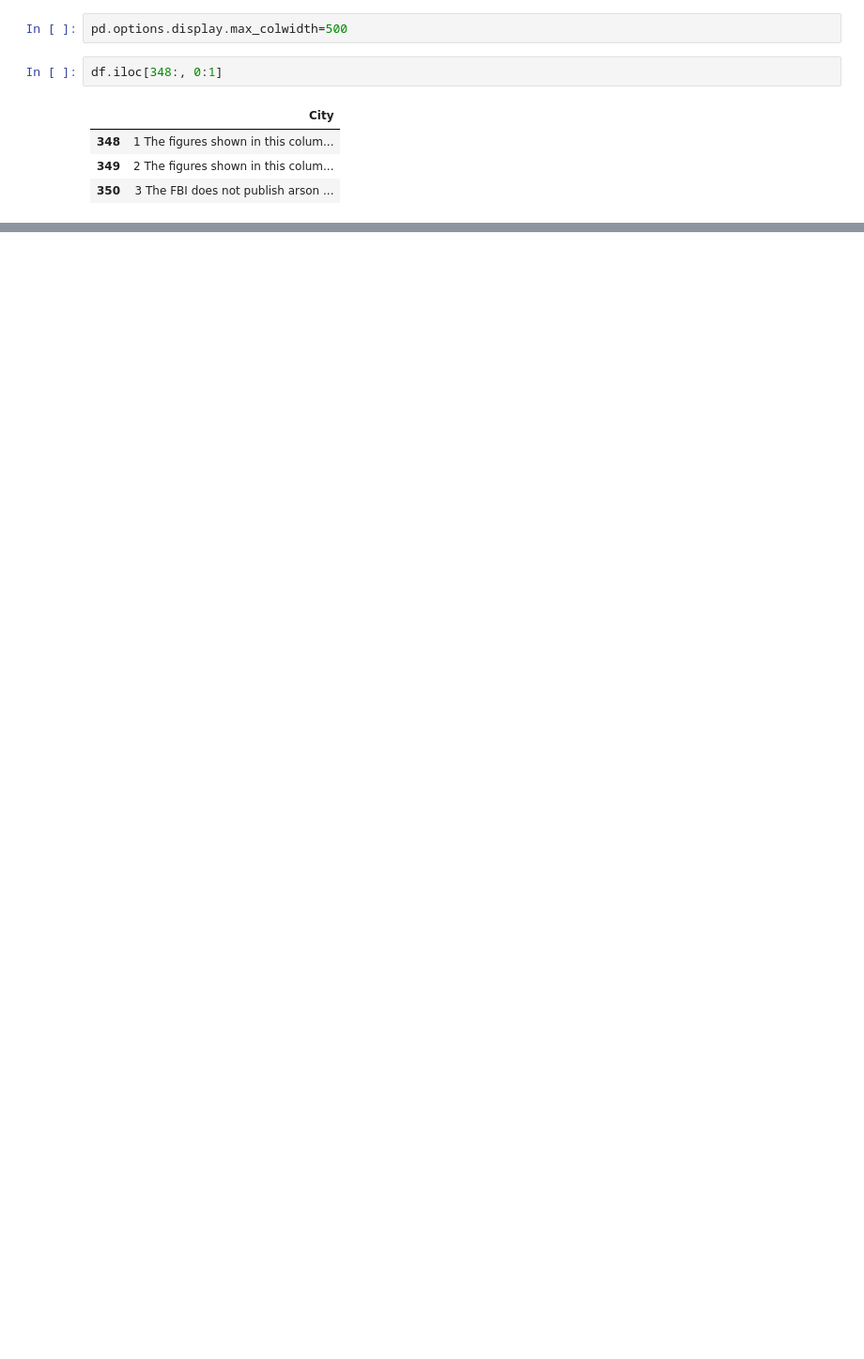
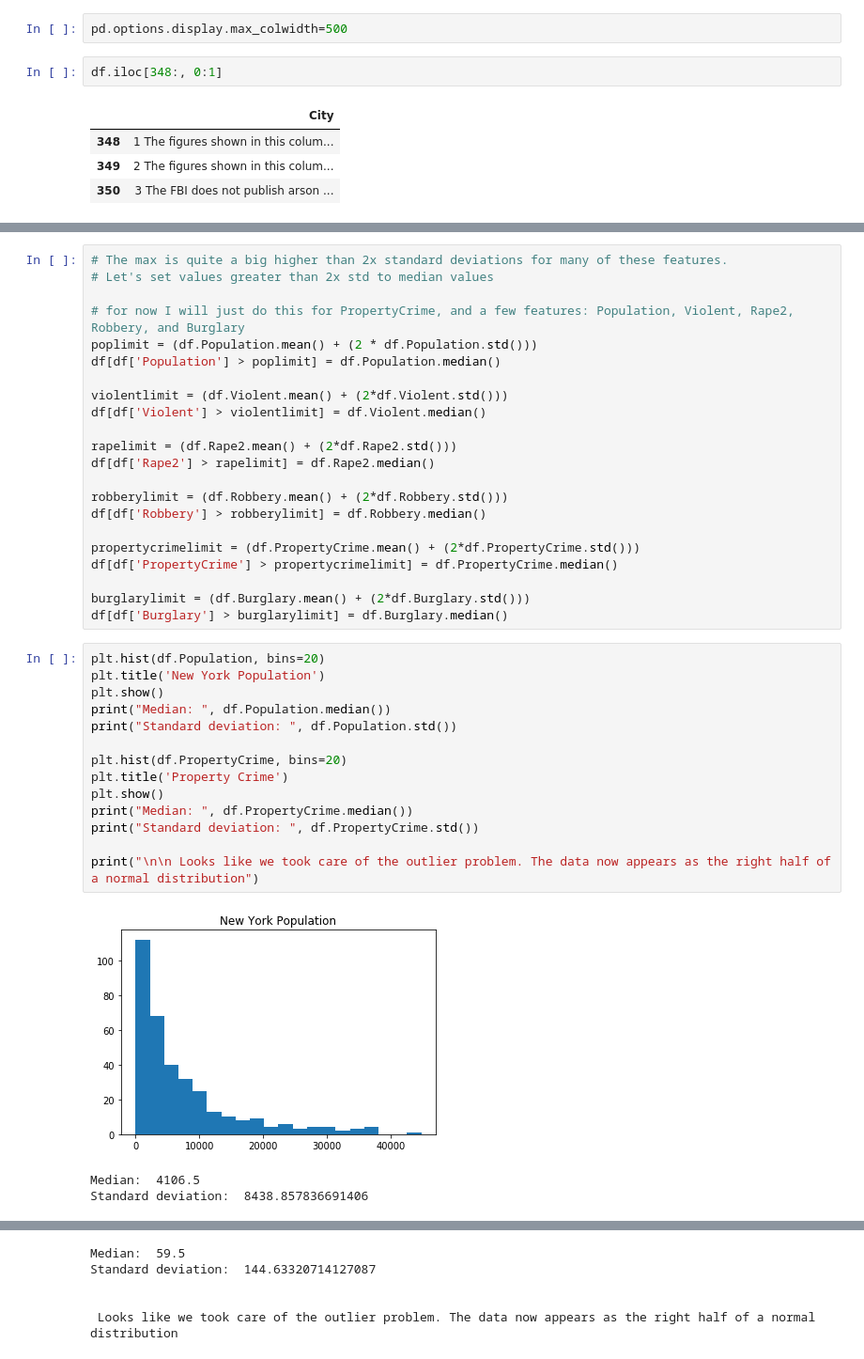
Before and after one commit to mahmoudheshmat/learn-datascience, a Jupyter notebook: Unit2/4-LinearRegression/2.4.4_RegressionModel.ipynb, the cells around one changed output, grey strips where cells are left out. Shown: that part at 94% size. Drawn from its saved outputs; the diff is of its cells as text; blank space fills up the shorter version.

```diff
--- a/Unit2/4-LinearRegression/2.4.4_RegressionModel.ipynb
+++ b/Unit2/4-LinearRegression/2.4.4_RegressionModel.ipynb
@@ -76,0 +107,40 @@ df.Arson3 = df.Arson3.fillna(0)
+# %%
+# The max is quite a big higher than 2x standard deviations for many of these features.
+# Let's set values greater than 2x std to median values
+
+# for now I will just do this for PropertyCrime, and a few features: Population, Violent, Rape2, Robbery, and Burglary
+poplimit = (df.Population.mean() + (2 * df.Population.std()))
+df[df['Population'] > poplimit] = df.Population.median()
+
+violentlimit = (df.Violent.mean() + (2*df.Violent.std()))
+df[df['Violent'] > violentlimit] = df.Violent.median()
+
+rapelimit = (df.Rape2.mean() + (2*df.Rape2.std()))
+df[df['Rape2'] > rapelimit] = df.Rape2.median()
+
+robberylimit = (df.Robbery.mean() + (2*df.Robbery.std()))
+df[df['Robbery'] > robberylimit] = df.Robbery.median()
+
+propertycrimelimit = (df.PropertyCrime.mean() + (2*df.PropertyCrime.std()))
+df[df['PropertyCrime'] > propertycrimelimit] = df.PropertyCrime.median()
+
+burglarylimit = (df.Burglary.mean() + (2*df.Burglary.std()))
+df[df['Burglary'] > burglarylimit] = df.Burglary.median()
+# %%
+plt.hist(df.Population, bins=20)
+plt.title('New York Population')
+plt.show()
+print("Median: ", df.Population.median())
+print("Standard deviation: ", df.Population.std())
+
+plt.hist(df.PropertyCrime, bins=20)
+plt.title('Property Crime')
+plt.show()
+print("Median: ", df.PropertyCrime.median())
+print("Standard deviation: ", df.PropertyCrime.std())
+
+print("\n\n Looks like we took care of the outlier problem. The data now appears as the right half of a normal distribution")
+# %% [output]
+[figure, added]
+Median:  4106.5
+Standard deviation:  8438.857836691406
@@ -76,0 +148,5 @@ df.Arson3 = df.Arson3.fillna(0)
+Median:  59.5
+Standard deviation:  144.63320714127087
+
+
+ Looks like we took care of the outlier problem. The data now appears as the right half of a normal distribution
```
Also changed, not shown: parts of 46 cells of this notebook.
